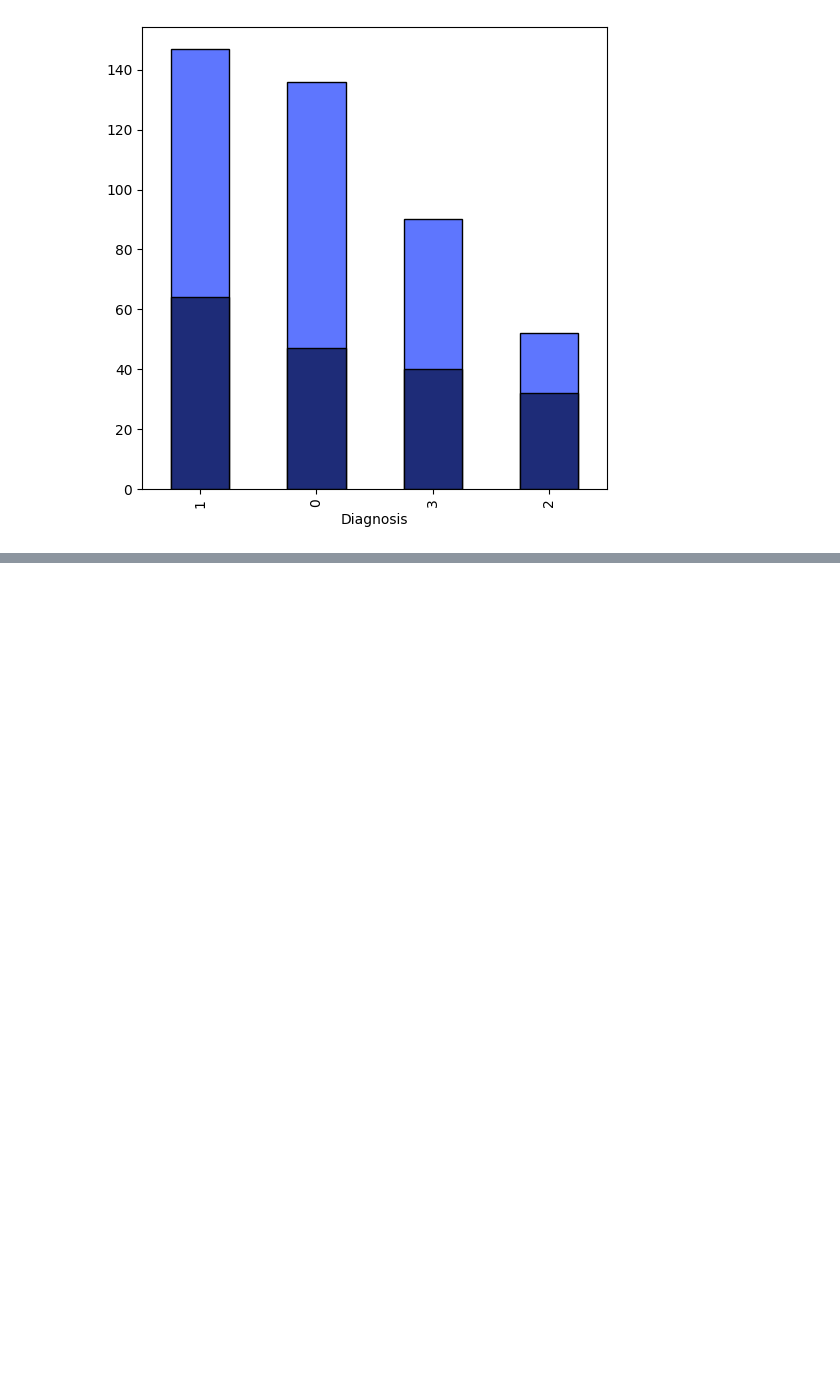
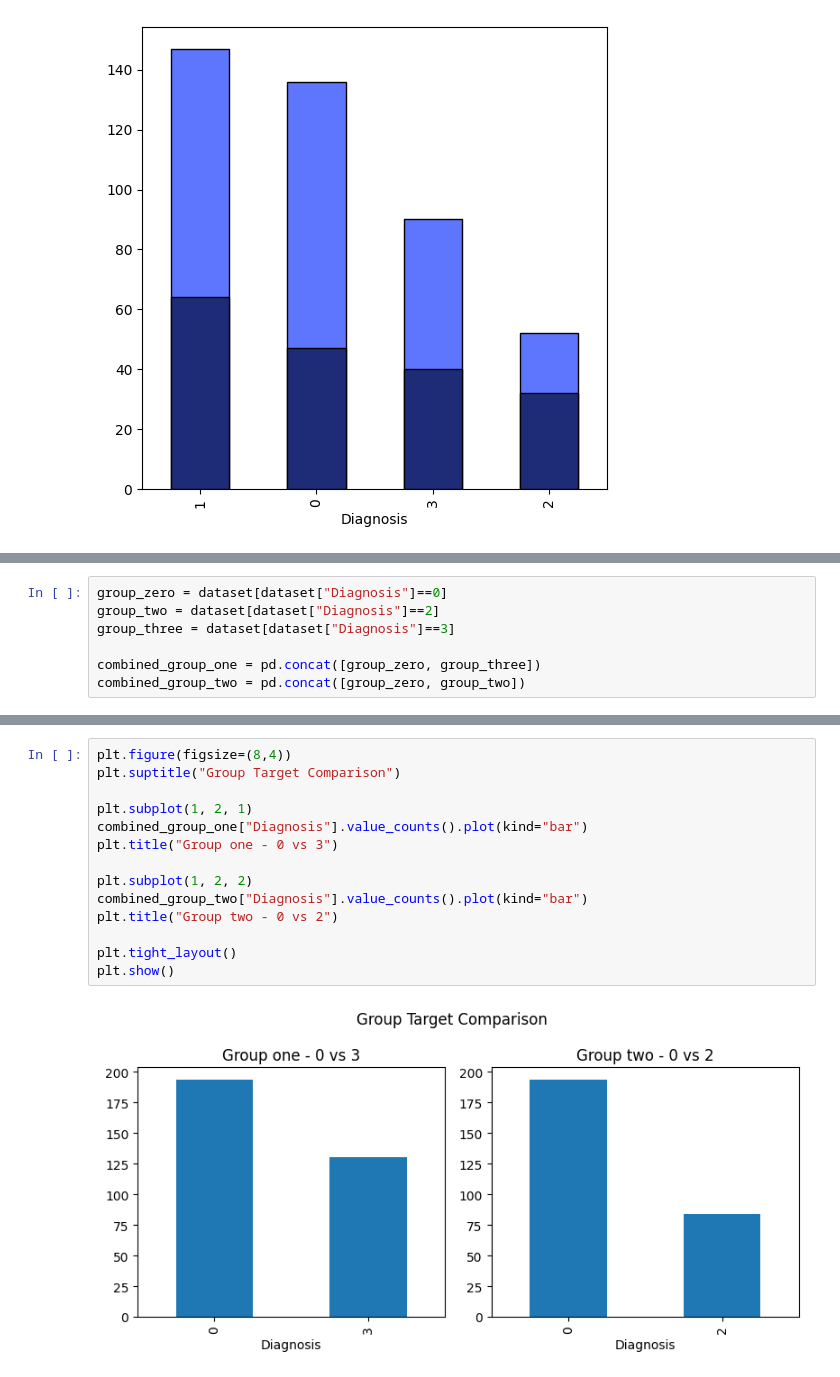
Before and after one commit to InfoAdam1998/Thesis-Project, a Jupyter notebook: notebooks/explanatory_data_analysis/train_test_split_analysis.ipynb, the cells around one changed output, grey strips where cells are left out. Saved outputs shown, nothing was run; the diff lists cells and outputs as text; blank space fills up the shorter version.

```diff
--- a/notebooks/explanatory_data_analysis/train_test_split_analysis.ipynb
+++ b/notebooks/explanatory_data_analysis/train_test_split_analysis.ipynb
@@ -80,0 +84,7 @@ y_test_vis.value_counts().plot(kind = "bar",
+# %%
+group_zero = dataset[dataset["Diagnosis"]==0]
+group_two = dataset[dataset["Diagnosis"]==2]
+group_three = dataset[dataset["Diagnosis"]==3]
+
+combined_group_one = pd.concat([group_zero, group_three])
+combined_group_two = pd.concat([group_zero, group_two])
@@ -80,0 +110,16 @@ y_test_vis.value_counts().plot(kind = "bar",
+# %%
+plt.figure(figsize=(8,4))
+plt.suptitle("Group Target Comparison")
+
+plt.subplot(1, 2, 1)
+combined_group_one["Diagnosis"].value_counts().plot(kind="bar")
+plt.title("Group one - 0 vs 3")
+
+plt.subplot(1, 2, 2)
+combined_group_two["Diagnosis"].value_counts().plot(kind="bar")
+plt.title("Group two - 0 vs 2")
+
+plt.tight_layout()
+plt.show()
+# %% [output]
+[figure, added]
```
Also changed, not shown: parts of 14 cells of this notebook, 12 other files.
